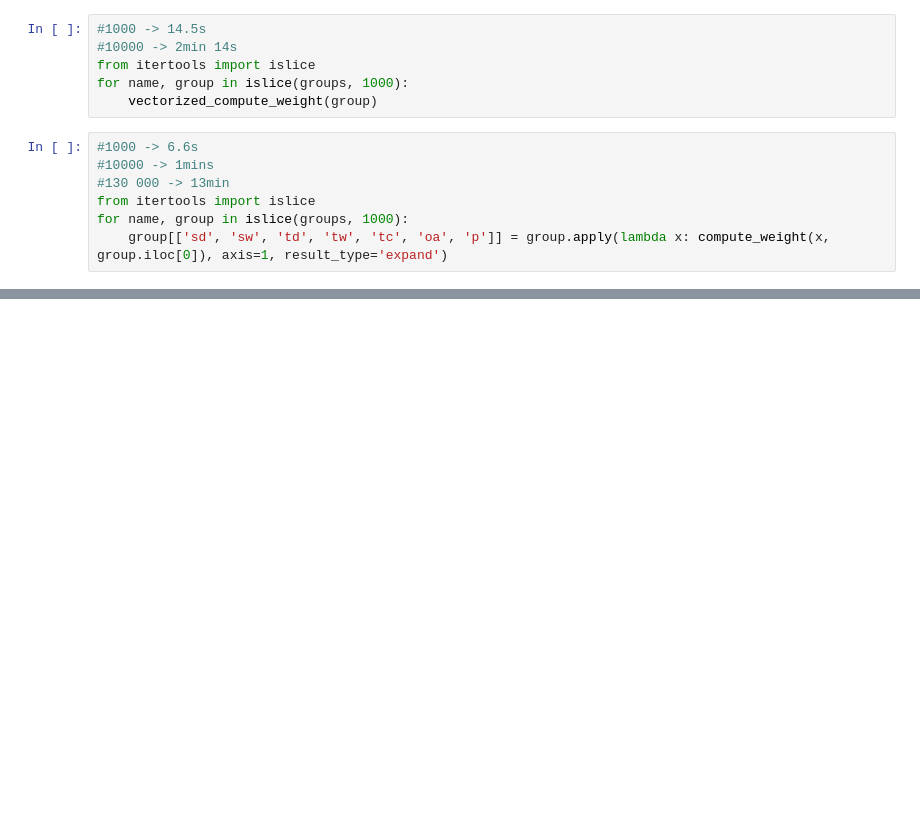
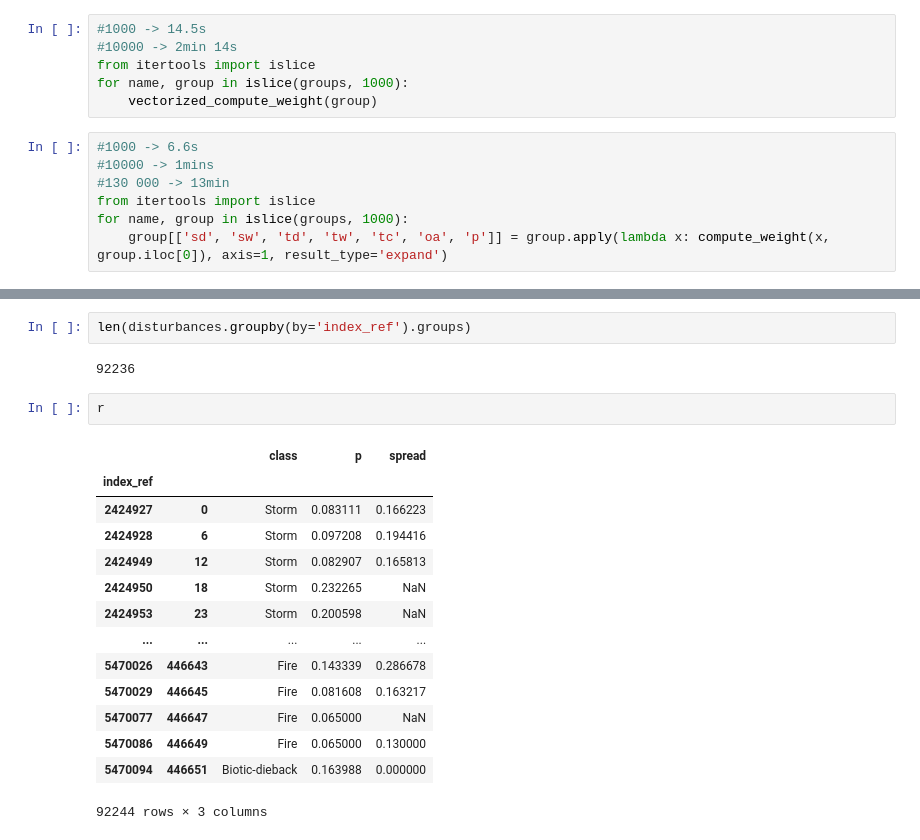
Before and after one commit to ArthurCalvi/Disturbance-Attribution-Dataset-Joining, a Jupyter notebook: join-datasets/temporo-spatial-join.ipynb, the cells around one changed output, grey strips where cells are left out. Drawn from its saved outputs; the diff is of its cells as text; blank space fills up the shorter version.

```diff
--- a/join-datasets/temporo-spatial-join.ipynb
+++ b/join-datasets/temporo-spatial-join.ipynb
@@ -644,0 +583,21 @@ compute_class_p_spread(d)
+# %%
+len(disturbances.groupby(by='index_ref').groups)
+# %% [output]
+92236
+# %%
+r
+# %% [output]
+|  |  | class | p | spread |
+| index_ref |  |  |  |  |
+| 2424927 | 0 | Storm | 0.083111 | 0.166223 |
+| 2424928 | 6 | Storm | 0.097208 | 0.194416 |
+| 2424949 | 12 | Storm | 0.082907 | 0.165813 |
+| 2424950 | 18 | Storm | 0.232265 | NaN |
+| 2424953 | 23 | Storm | 0.200598 | NaN |
+| ... | ... | ... | ... | ... |
+| 5470026 | 446643 | Fire | 0.143339 | 0.286678 |
+| 5470029 | 446645 | Fire | 0.081608 | 0.163217 |
+| 5470077 | 446647 | Fire | 0.065000 | NaN |
+| 5470086 | 446649 | Fire | 0.065000 | 0.130000 |
+| 5470094 | 446651 | Biotic-dieback | 0.163988 | 0.000000 |
+92244 rows × 3 columns
```
Also changed, not shown: parts of 51 cells of this notebook.
